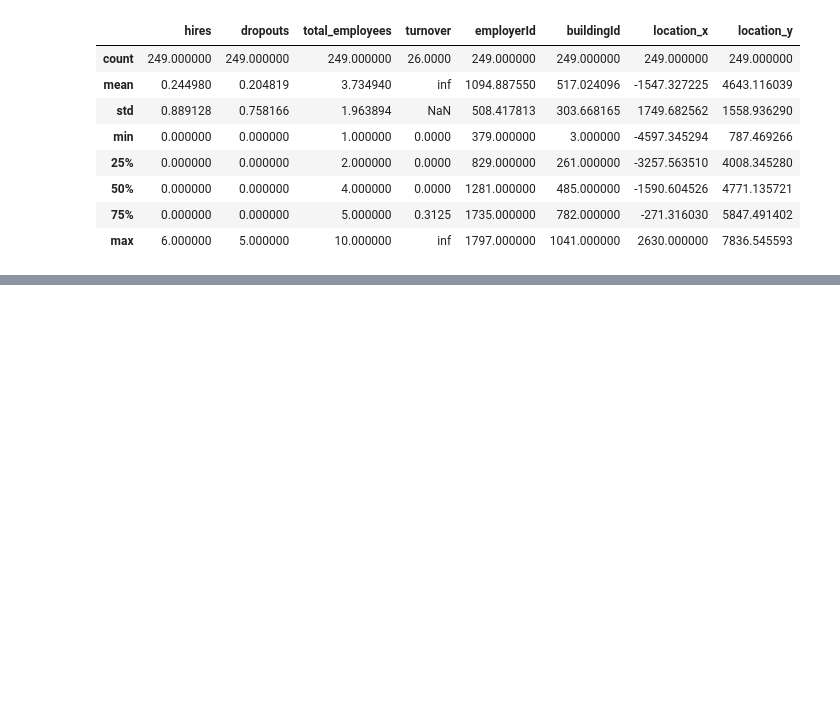
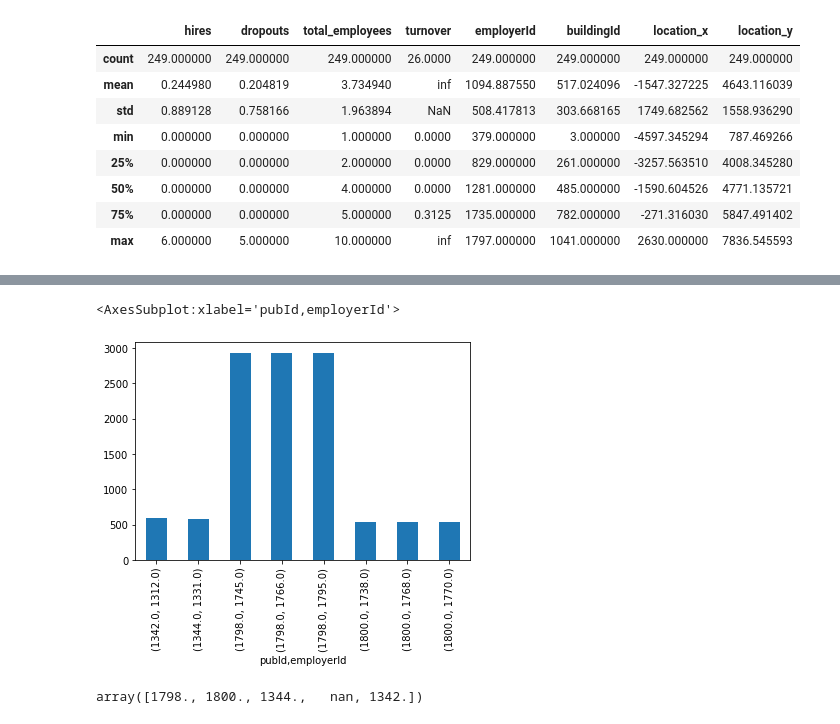
Before and after one commit to blukitas/Viz_2022_Grupo_4, a Jupyter notebook: docker/Notebooks/06.employers_patterns.ipynb, the cells around one changed output, grey strips where cells are left out. Cells and saved outputs as stored; diff of their text form; code cells hidden in the pictures; blank space fills up the shorter version.

```diff
--- a/docker/Notebooks/06.employers_patterns.ipynb
+++ b/docker/Notebooks/06.employers_patterns.ipynb
@@ -329,0 +303,10 @@ print(cum_largo_inter)
+# %%
+pubs_spents = pd.merge(hrs_spent[hrs_spent['venuetype']== 'Pub'] ,
+                       pd.merge(agg_employ,
+                                pubs[['buildingId', 'hourlyCost', 'pubId']],
+                                how ='left', left_on ='buildingId',  right_on ='buildingId' ) ,
+        how = "left" , right_on = ['pubId'],
+                        left_on = ["venueid"] )
+
+pubs_spents["spents"] = pubs_spents.hourlyCost * pubs_spents.hour_diff
+pubs_spents.head()
@@ -329,0 +333,9 @@ print(cum_largo_inter)
+# %%
+pubs_spents.groupby(['pubId', 'employerId'])['spents'].sum().plot.bar()
+# %% [output]
+<AxesSubplot:xlabel='pubId,employerId'>
+[figure, added]
+# %%
+pd.unique(pubs_spents.pubId)
+# %% [output]
+array([1798., 1800., 1344.,   nan, 1342.])
```
Also changed, not shown: parts of 17 cells of this notebook, 1 other file.
